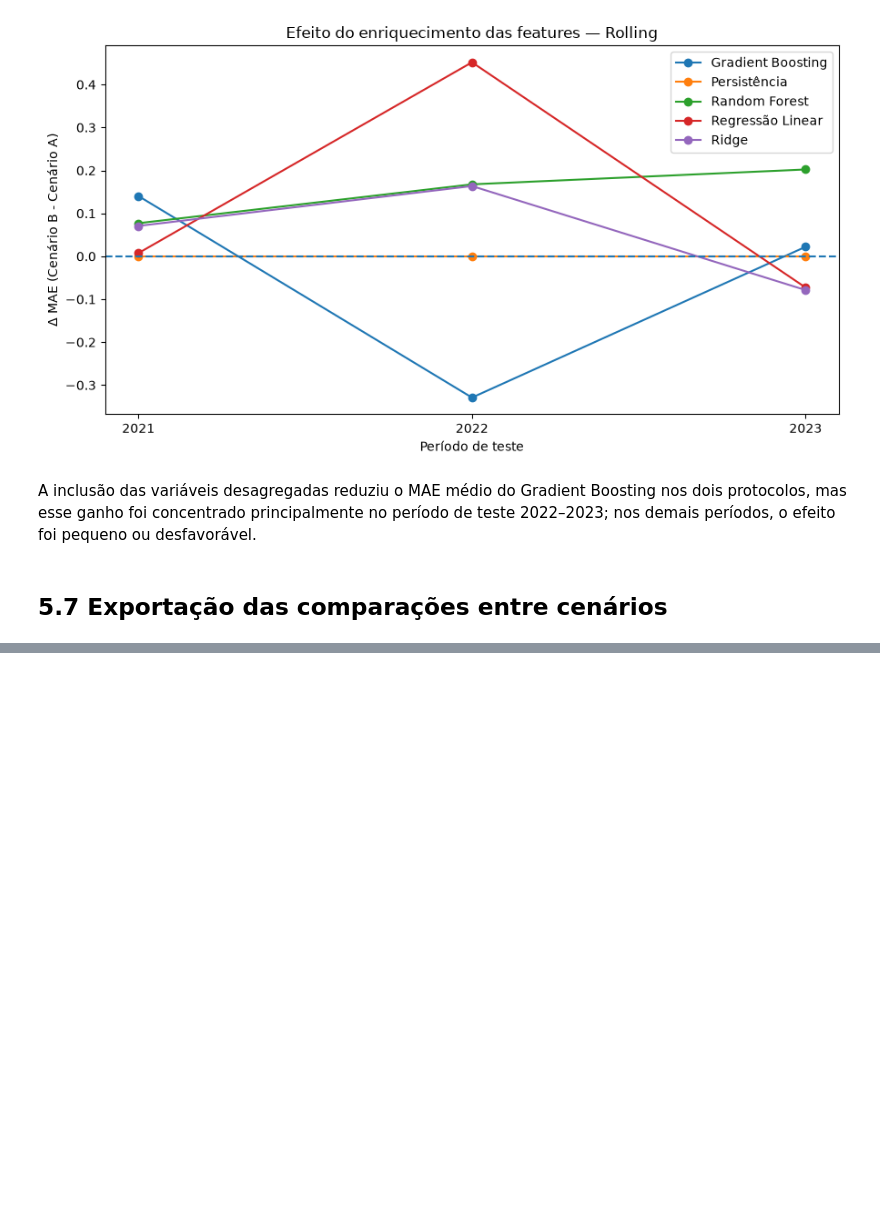
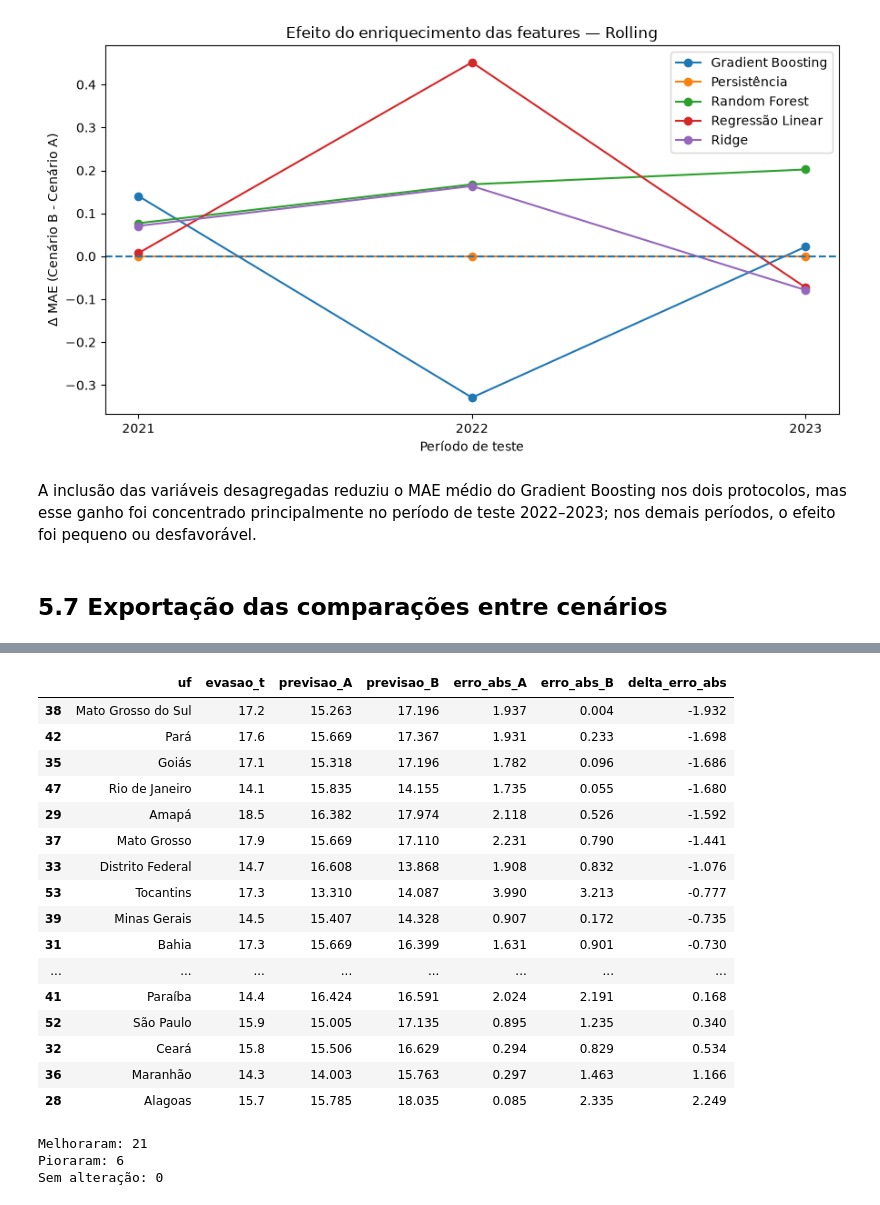
Before and after one commit to SaraLopes7/tcc-evasao-ensino-superior, a Jupyter notebook: noteboooks/05_comparacao_cenarios.ipynb, the cells around one changed output, grey strips where cells are left out. Saved outputs shown, nothing was run; the diff lists cells and outputs as text; code cells hidden in the pictures; blank space fills up the shorter version.

```diff
--- a/noteboooks/05_comparacao_cenarios.ipynb
+++ b/noteboooks/05_comparacao_cenarios.ipynb
@@ -769,0 +1008,80 @@ resumo_efeito_b.to_csv(
+# %%
+gb_ab["erro_A"] = (
+    gb_ab["evasao_t"]
+    - gb_ab["previsao_A"]
+)
+
+gb_ab["erro_B"] = (
+    gb_ab["evasao_t"]
+    - gb_ab["previsao_B"]
+)
+
+gb_ab["erro_abs_A"] = (
+    gb_ab["erro_A"].abs()
+)
+
+gb_ab["erro_abs_B"] = (
+    gb_ab["erro_B"].abs()
+)
+
+gb_ab["delta_erro_abs"] = (
+    gb_ab["erro_abs_B"]
+    - gb_ab["erro_abs_A"]
+)
+# %%
+gb_2022 = (
+    gb_ab[
+        gb_ab["ano_fluxo"] == "2022-2023"
+    ]
+    .sort_values("delta_erro_abs")
+)
+
+gb_2022[
+    [
+        "uf",
+        "evasao_t",
+        "previsao_A",
+        "previsao_B",
+        "erro_abs_A",
+        "erro_abs_B",
+        "delta_erro_abs"
+    ]
+].round(3)
+# %% [output]
+|  | uf | evasao_t | previsao_A | previsao_B | erro_abs_A | erro_abs_B | delta_erro_abs |
+| 38 | Mato Grosso do Sul | 17.2 | 15.263 | 17.196 | 1.937 | 0.004 | -1.932 |
+| 42 | Pará | 17.6 | 15.669 | 17.367 | 1.931 | 0.233 | -1.698 |
+| 35 | Goiás | 17.1 | 15.318 | 17.196 | 1.782 | 0.096 | -1.686 |
+| 47 | Rio de Janeiro | 14.1 | 15.835 | 14.155 | 1.735 | 0.055 | -1.680 |
+| 29 | Amapá | 18.5 | 16.382 | 17.974 | 2.118 | 0.526 | -1.592 |
+| 37 | Mato Grosso | 17.9 | 15.669 | 17.110 | 2.231 | 0.790 | -1.441 |
+| 33 | Distrito Federal | 14.7 | 16.608 | 13.868 | 1.908 | 0.832 | -1.076 |
+| 53 | Tocantins | 17.3 | 13.310 | 14.087 | 3.990 | 3.213 | -0.777 |
+| 39 | Minas Gerais | 14.5 | 15.407 | 14.328 | 0.907 | 0.172 | -0.735 |
+| 31 | Bahia | 17.3 | 15.669 | 16.399 | 1.631 | 0.901 | -0.730 |
+| ... | ... | ... | ... | ... | ... | ... | ... |
+| 41 | Paraíba | 14.4 | 16.424 | 16.591 | 2.024 | 2.191 | 0.168 |
+| 52 | São Paulo | 15.9 | 15.005 | 17.135 | 0.895 | 1.235 | 0.340 |
+| 32 | Ceará | 15.8 | 15.506 | 16.629 | 0.294 | 0.829 | 0.534 |
+| 36 | Maranhão | 14.3 | 14.003 | 15.763 | 0.297 | 1.463 | 1.166 |
+| 28 | Alagoas | 15.7 | 15.785 | 18.035 | 0.085 | 2.335 | 2.249 |
+# %%
+melhoraram = (
+    gb_2022["delta_erro_abs"] < 0
+).sum()
+
+pioraram = (
+    gb_2022["delta_erro_abs"] > 0
+).sum()
+
+sem_alteracao = (
+    gb_2022["delta_erro_abs"] == 0
+).sum()
+
+print("Melhoraram:", melhoraram)
+print("Pioraram:", pioraram)
+print("Sem alteração:", sem_alteracao)
+# %% [output]
+Melhoraram: 21
+Pioraram: 6
+Sem alteração: 0
```
Also changed, not shown: parts of 30 cells of this notebook.
